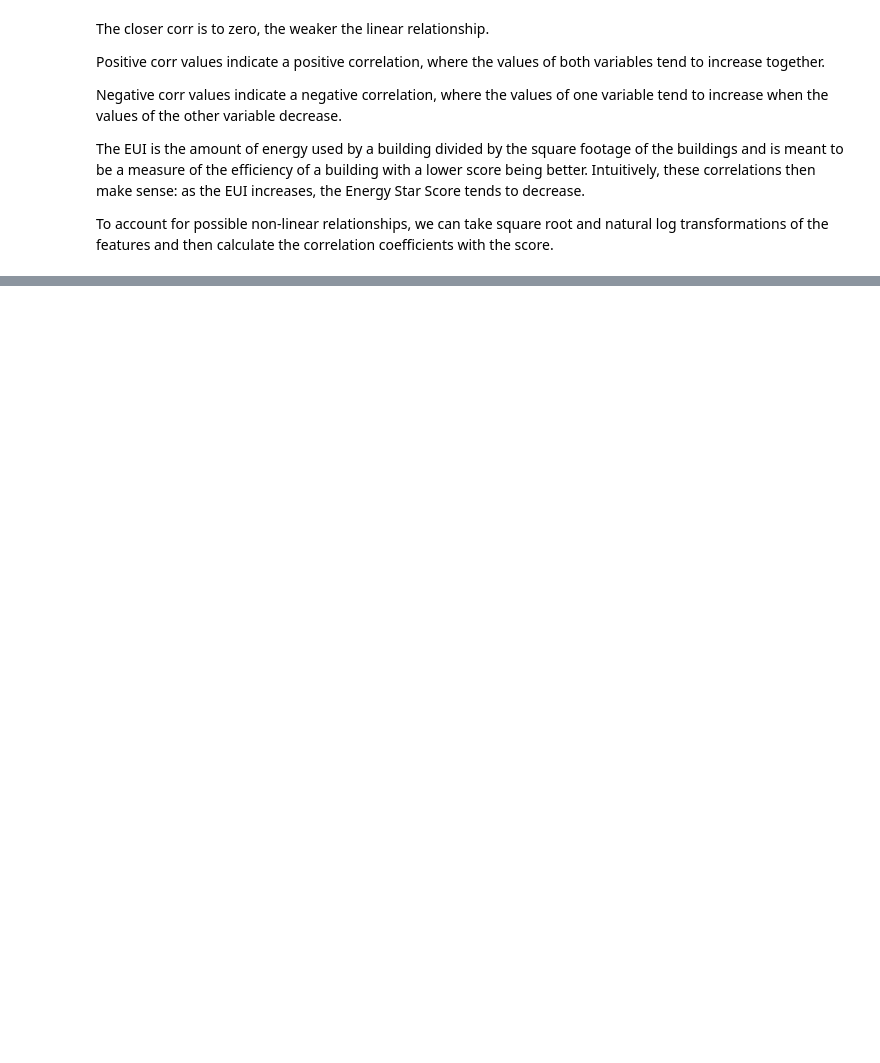
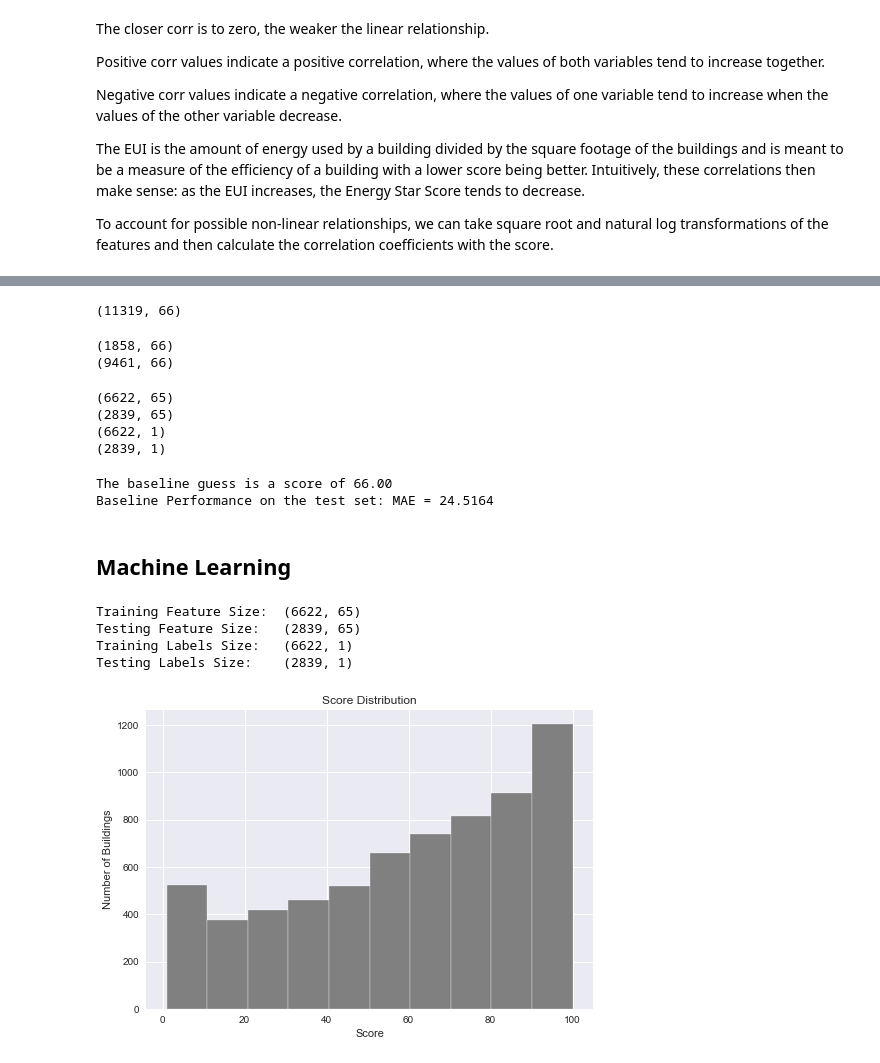
Before and after one commit to samwata/ML-Predicting-building-score, a Jupyter notebook: Building score prediction.ipynb, the cells around one changed output, grey strips where cells are left out. Drawn from its saved outputs; the diff is of its cells as text; code cells hidden in the pictures; blank space fills up the shorter version.

```diff
--- a/Building score prediction.ipynb
+++ b/Building score prediction.ipynb
@@ -504,0 +641,38 @@ Name: score, dtype: float64
+# %%
+# Remove any columns with all na values
+features  = features.dropna(axis=1, how = 'all')
+features.shape
+# %% [output]
+(11319, 66)
+# %%
+#Splitting Data into training and testing sets
+
+# Extract the buildings with no score and the buildings with a score
+no_score = features[features['score'].isna()]
+score = features[features['score'].notnull()]
+
+print(no_score.shape)
+print(score.shape)
+# %% [output]
+(1858, 66)
+(9461, 66)
+# %%
+# Separate out the features and targets
+features = score.drop(columns='score')
+targets = pd.DataFrame(score['score'])
+
+# Replace the inf and -inf with nan (required for later imputation)
+features = features.replace({np.inf: np.nan, -np.inf: np.nan})
+
+# Split into 70% training and 30% testing set
+X, X_test, y, y_test = train_test_split(features, targets, test_size = 0.3, random_state = 42)
+
+print(X.shape)
+print(X_test.shape)
+print(y.shape)
+print(y_test.shape)
+# %% [output]
+(6622, 65)
+(2839, 65)
+(6622, 1)
+(2839, 1)
@@ -504,0 +685,8 @@ Name: score, dtype: float64
+# %%
+baseline_guess = np.median(y)
+
+print('The baseline guess is a score of %0.2f' % baseline_guess)
+print("Baseline Performance on the test set: MAE = %0.4f" % mae(y_test, baseline_guess))
+# %% [output]
+The baseline guess is a score of 66.00
+Baseline Performance on the test set: MAE = 24.5164
@@ -504,0 +701,2 @@ Name: score, dtype: float64
+# %% [markdown]
+## Machine Learning
@@ -504,0 +718,26 @@ Name: score, dtype: float64
+# %%
+# Reading in the data we saved into dataframes
+train_features = pd.read_csv('data/training_features.csv')
+test_features = pd.read_csv('data/testing_features.csv')
+train_labels = pd.read_csv('data/training_labels.csv')
+test_labels = pd.read_csv('data/testing_labels.csv')
+
+# Display sizes of data
+print('Training Feature Size: ', train_features.shape)
+print('Testing Feature Size:  ', test_features.shape)
+print('Training Labels Size:  ', train_labels.shape)
+print('Testing Labels Size:   ', test_labels.shape)
+# %% [output]
+Training Feature Size:  (6622, 65)
+Testing Feature Size:   (2839, 65)
+Training Labels Size:   (6622, 1)
+Testing Labels Size:    (2839, 1)
+# %%
+# Let us see again how energy score distribution looks like
+# Histogram of the Energy Star Score
+plt.style.use('seaborn')
+plt.hist(train_labels['score'].dropna(), color = 'grey');
+plt.xlabel('Score'); plt.ylabel('Number of Buildings');
+plt.title('Score Distribution');
+# %% [output]
+[figure, added]
```
Also changed, not shown: parts of 22 cells of this notebook, 5 other files.
